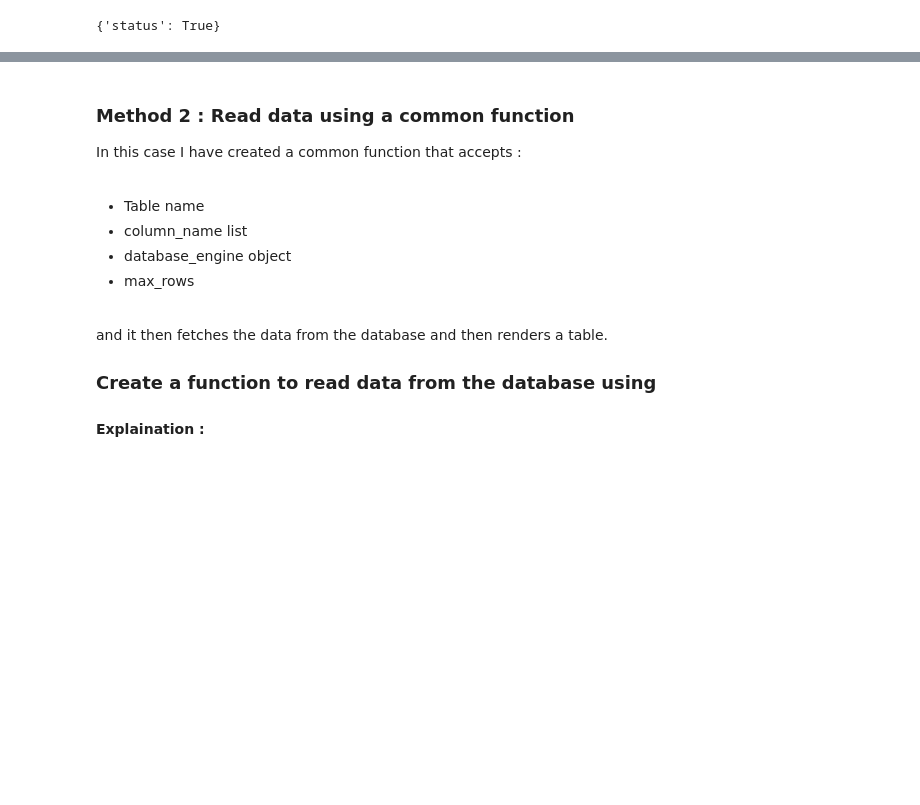
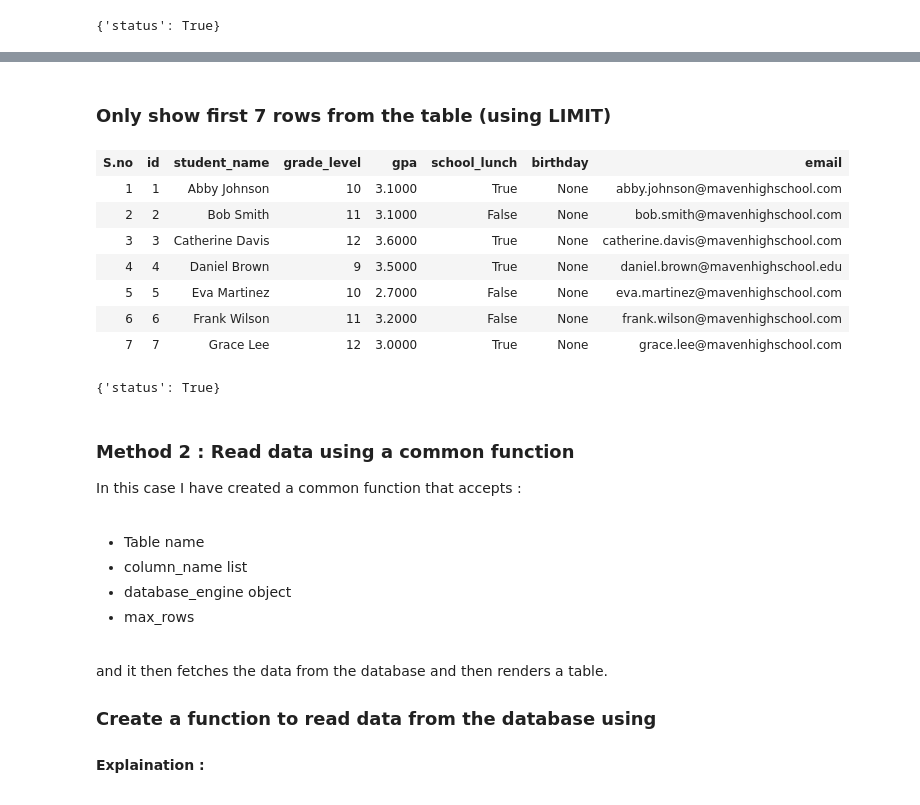
Before and after one commit to aryan68125/credencys-training-pyspark, a Jupyter notebook: python/database_operation/Database_operations_python.ipynb, the cells around one changed output, grey strips where cells are left out. Saved outputs shown, nothing was run; the diff lists cells and outputs as text; code cells hidden in the pictures; blank space fills up the shorter version.

```diff
--- a/python/database_operation/Database_operations_python.ipynb
+++ b/python/database_operation/Database_operations_python.ipynb
@@ -1477,3 +1581,21 @@ exec_sql_query_fun(exec_query)
+# %% [markdown]
+### Only show first 7 rows from the table (using LIMIT)
+# %%
+query_string = """
+SELECT * FROM students LIMIT 7;
+"""
+exec_query = ExecQueryModel(engine=engine_obj,query=query_string)
+exec_sql_query_fun(exec_query)
+# %% [output]
+| S.no | id | student_name | grade_level | gpa | school_lunch | birthday | email |
+| 1 | 1 | Abby Johnson | 10 | 3.1000 | True | None | abby.johnson@mavenhighschool.com |
+| 2 | 2 | Bob Smith | 11 | 3.1000 | False | None | bob.smith@mavenhighschool.com |
+| 3 | 3 | Catherine Davis | 12 | 3.6000 | True | None | catherine.davis@mavenhighschool.com |
+| 4 | 4 | Daniel Brown | 9 | 3.5000 | True | None | daniel.brown@mavenhighschool.edu |
+| 5 | 5 | Eva Martinez | 10 | 2.7000 | False | None | eva.martinez@mavenhighschool.com |
+| 6 | 6 | Frank Wilson | 11 | 3.2000 | False | None | frank.wilson@mavenhighschool.com |
+| 7 | 7 | Grace Lee | 12 | 3.0000 | True | None | grace.lee@mavenhighschool.com |
+{'status': True}
 # %% [markdown]
 ### Method 2 : Read data using a common function
 In this case I have created a common function that accepts :
```
Also changed, not shown: parts of 13 cells of this notebook.
